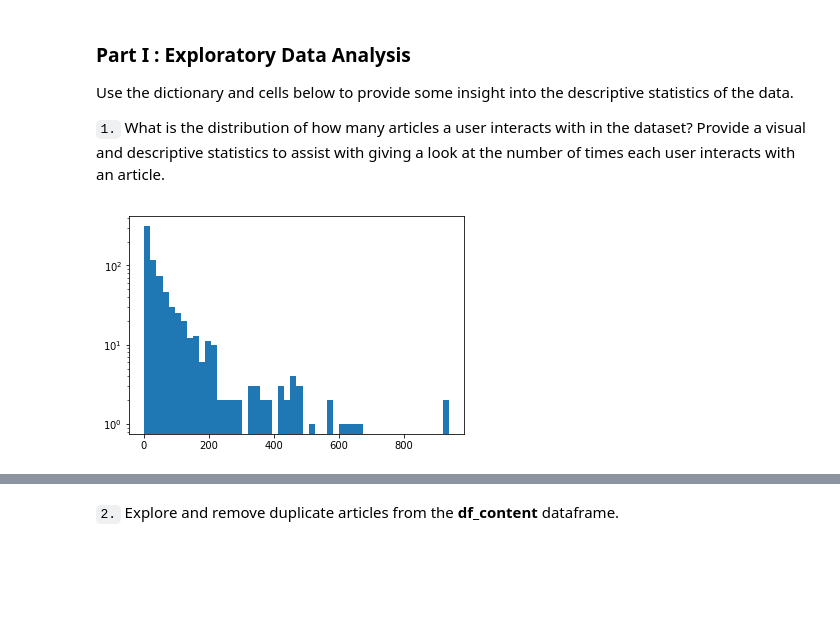
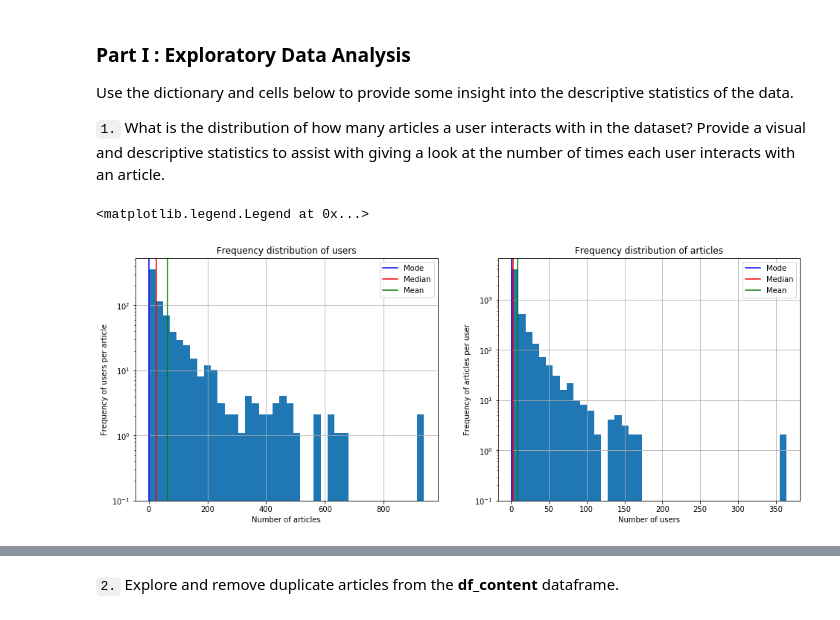
Before and after one commit to drnesr/RecommenderEngineProject, a Jupyter notebook: Recommendations_with_IBM.ipynb, the cells around one changed output, grey strips where cells are left out. Drawn from its saved outputs; the diff is of its cells as text; code cells hidden in the pictures; blank space fills up the shorter version.

```diff
--- a/Recommendations_with_IBM.ipynb
+++ b/Recommendations_with_IBM.ipynb
@@ -58,13 +58,31 @@ df_content.head()
 Use the dictionary and cells below to provide some insight into the descriptive statistics of the data.
 
 `1.` What is the distribution of how many articles a user interacts with in the dataset?  Provide a visual and descriptive statistics to assist with giving a look at the number of times each user interacts with an article.
-# %%
-# articles_distribution
-articles_distribution = df.groupby('article_id')['title'].count()
-# plt.hist(articles_distribution, bins=100);
-plt.hist(articles_distribution, log=True, bins=50);
-# fig, ax = plt.subplots()
-# articles_distribution.hist(ax=ax, bins=100, bottom=0.1)
-# ax.set_yscale('log')
-# %% [output]
-[figure, removed]
+# %%
+fig, (ax1, ax2) = plt.subplots(figsize=(16,6), nrows=1, ncols=2)
+
+
+articles_distribution = df.groupby('article_id')['title'].count()
+articles_distribution.hist(ax=ax1, bins=40, bottom=0.1)
+ax1.set_yscale('log')
+ax1.set_xlabel('Number of articles')
+ax1.set_ylabel('Frequency of users per article')
+ax1.set_title('Frequency distribution of users')
+ax1.axvline(x=articles_distribution.min(), color='b', label='Mode')
+ax1.axvline(x=articles_distribution.median(), color='r', label='Median')
+ax1.axvline(x=articles_distribution.mean(), color='g', label='Mean')
+ax1.legend()
+
+users_distribution = df.groupby('email')['title'].count()
+users_distribution.hist(ax=ax2, bins=40, bottom=0.1)
+ax2.set_yscale('log')
+ax2.set_xlabel('Number of users')
+ax2.set_ylabel('Frequency of articles per user')
+ax2.set_title('Frequency distribution of articles')
+ax2.axvline(x=users_distribution.min(), color='b', label='Mode')
+ax2.axvline(x=users_distribution.median(), color='r', label='Median')
+ax2.axvline(x=users_distribution.mean(), color='g', label='Mean')
+ax2.legend()
+# %% [output]
+<matplotlib.legend.Legend at 0x...>
+[figure, added]
```
Also changed, not shown: parts of 11 cells of this notebook.
